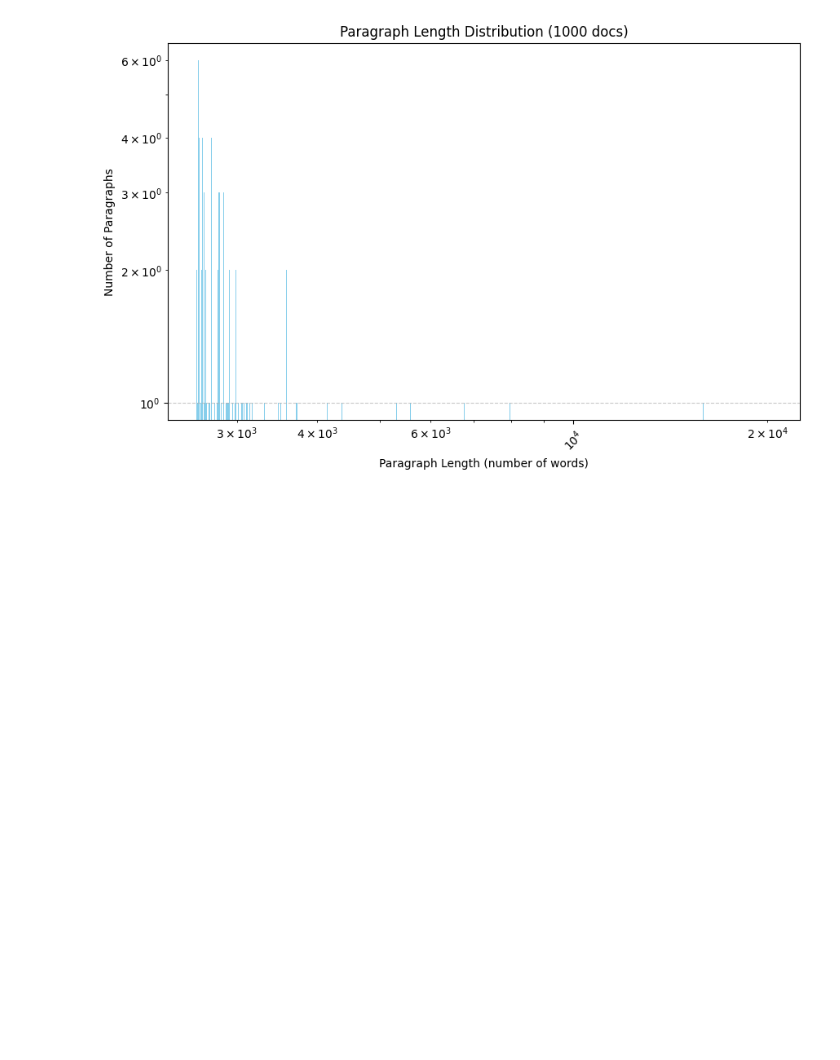
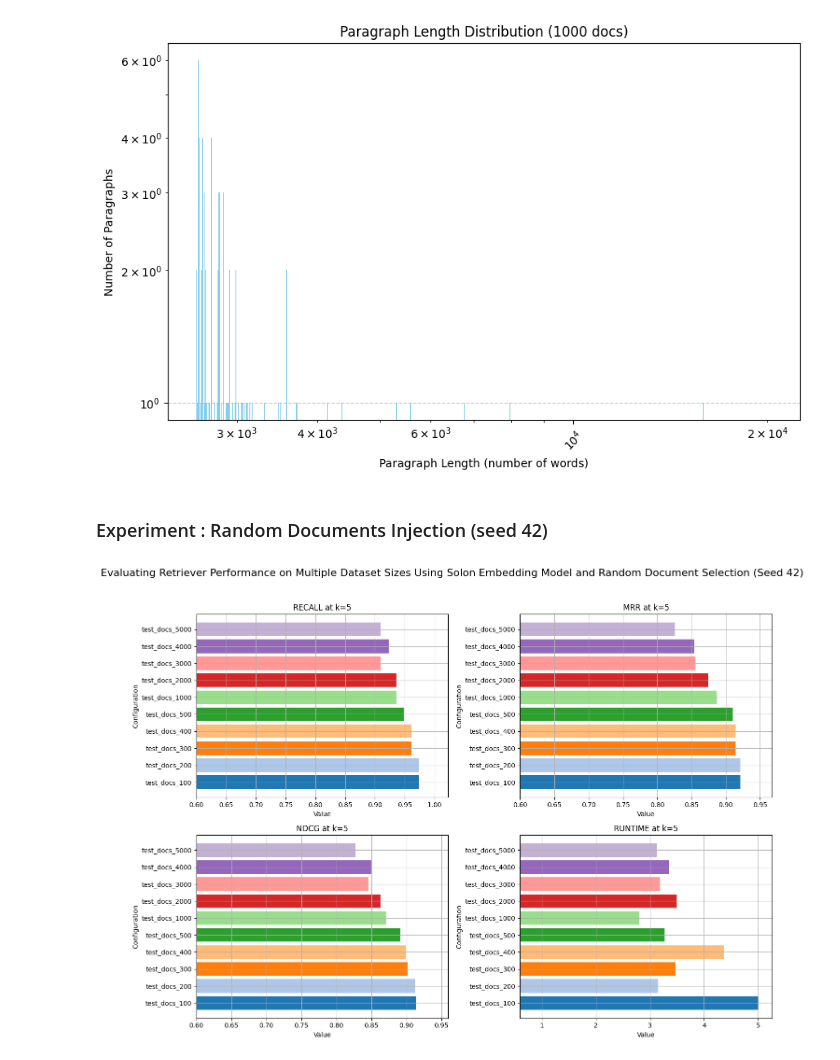
Before and after one commit to InseeFrLab/llm-open-data-insee, a Jupyter notebook: notebooks/retrieval_eval_exp_data_size.ipynb, the cells around one changed output. Saved outputs shown, nothing was run; the diff lists cells and outputs as text; code cells hidden in the pictures; blank space fills up the shorter version.

Commit message:
new experiments

```diff
--- a/notebooks/retrieval_eval_exp_data_size.ipynb
+++ b/notebooks/retrieval_eval_exp_data_size.ipynb
@@ -163,4 +162,5 @@ list_nb_docs = [100, 200, 300, 400, 500, 600, 700, 800, 900, 1000, 1500, 2000, 2
 # %%
+list_nb_docs = [10000, 15000, 20000, 30000, 35000, 40000]
 list_config = [
     RetrievalConfiguration(
         name=f'test_docs_{nb_docs}',
@@ -251,0 +188,12 @@ def hist_results(eval_configs: List[RetrievalConfiguration], results: Dict[str,
+# %% [markdown]
+### Experiment : Random Documents Injection (seed 42)
+# %%
+hist_results(
+    list_config,
+    results["the_df_dataset"],
+    ir_metrics=['recall', 'mrr', 'ndcg','runtime'],
+    focus="name",
+    title = "Evaluating Retriever Performance on Multiple Dataset Sizes Using Solon Embedding Model and Random Document Selection (Seed 42)",
+    k = 5)
+# %% [output]
+[figure, added]
```
Also changed, not shown: parts of 28 cells of this notebook, 4 other files.
